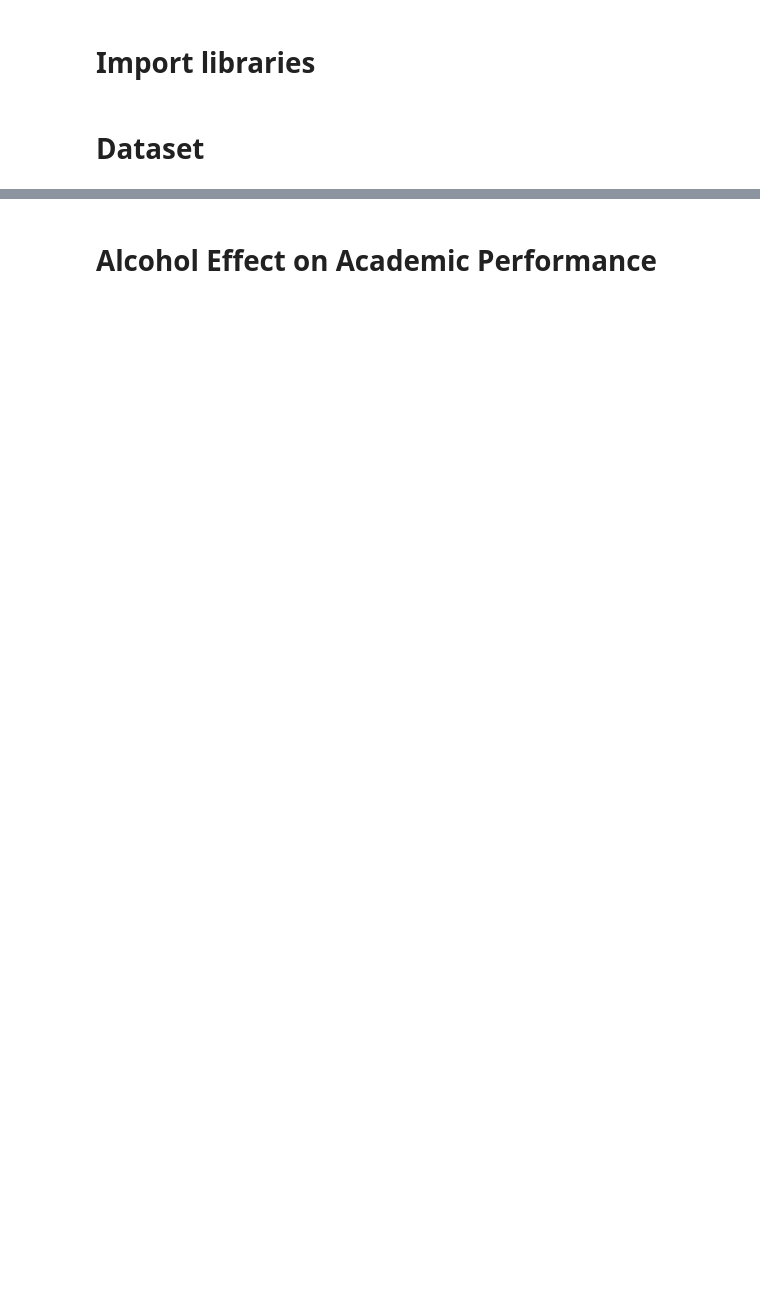
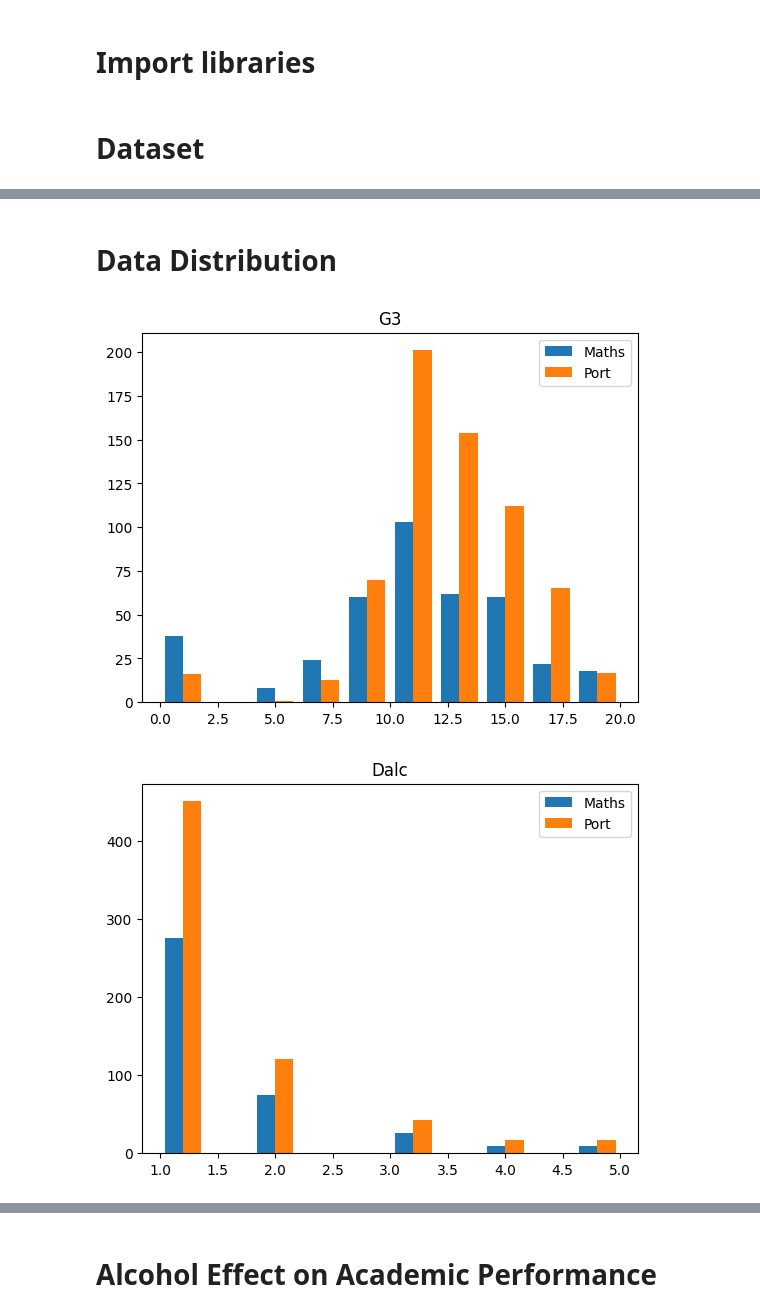
Before and after one commit to KeterWen/22FALL_ECE143_GROUP13, a Jupyter notebook: ECE143_visualization.ipynb, the cells around one changed output, grey strips where cells are left out. Cells and saved outputs as stored; diff of their text form; code cells hidden in the pictures; blank space fills up the shorter version.

Commit message:
add plot utils and data utils

```diff
--- a/ECE143_visualization.ipynb
+++ b/ECE143_visualization.ipynb
@@ -15,2 +25,7 @@ warnings.filterwarnings('ignore')
 # %% [markdown]
 # Dataset
+# %%
+df_maths = pd.read_csv('./data/Maths.csv')
+df_port = pd.read_csv('./data/Portuguese.csv')
+display(df_maths)
+display(df_port)
@@ -16,0 +61,12 @@ warnings.filterwarnings('ignore')
+# %% [markdown]
+# Data Distribution
+# %%
+if not os.path.exists('./plot'):
+    os.mkdir('./plot')
+
+hist_list = ['G3', 'Dalc', 'absences', 'studytime']
+for hist_i in hist_list:
+    plot_utils.plot_hist(df_maths, df_port, hist_i, f'./plot/hist_{hist_i}.png', show=True)
+# %% [output]
+[figure, added]
+[figure, added]
```
Also changed, not shown: parts of 10 cells of this notebook, 5 other files.
